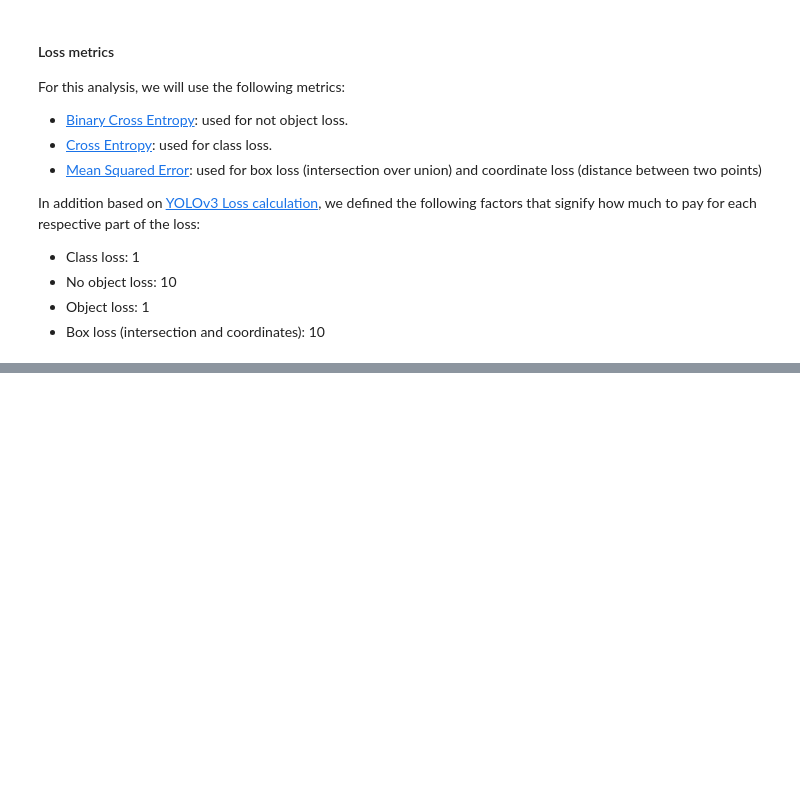
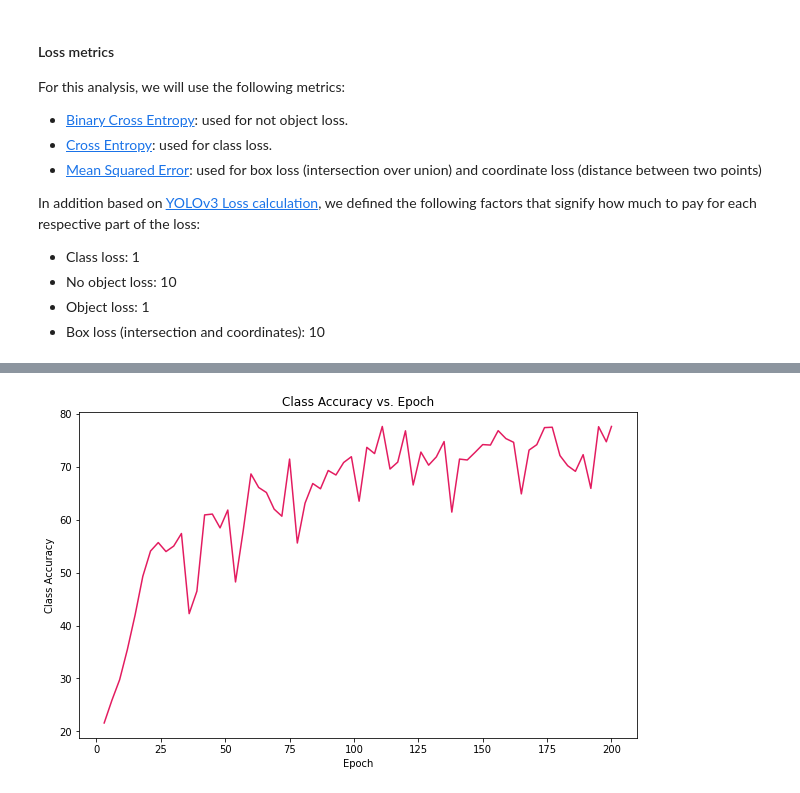
Before and after one commit to enmanuelmag/YOLOv3, a Jupyter notebook: notebooks/metrics.ipynb, the cells around one changed output, grey strips where cells are left out. Cells and saved outputs as stored; diff of their text form; code cells hidden in the pictures; blank space fills up the shorter version.

```diff
--- a/notebooks/metrics.ipynb
+++ b/notebooks/metrics.ipynb
@@ -49,0 +49,3 @@ metrics.head()
+# %%
+for column in metrics.columns:
+  metrics[column] = metrics[column].astype(float)
@@ -49,0 +59,11 @@ metrics.head()
+# %%
+plt.figure(figsize=(10, 6))
+ca_plot = sns.lineplot(x='epoch', y='class_accuracy', data=metrics)
+plt.title('Class Accuracy vs. Epoch')
+plt.xlabel('Epoch')
+plt.ylabel('Class Accuracy')
+#change line tu magenta
+ca_plot.lines[0].set_color(COLOR)
+ca_plot.figure.savefig('../img/ca_plot.png', dpi=150)
+# %% [output]
+[figure, added]
```
Also changed, not shown: parts of 8 cells of this notebook, 5 other files.
